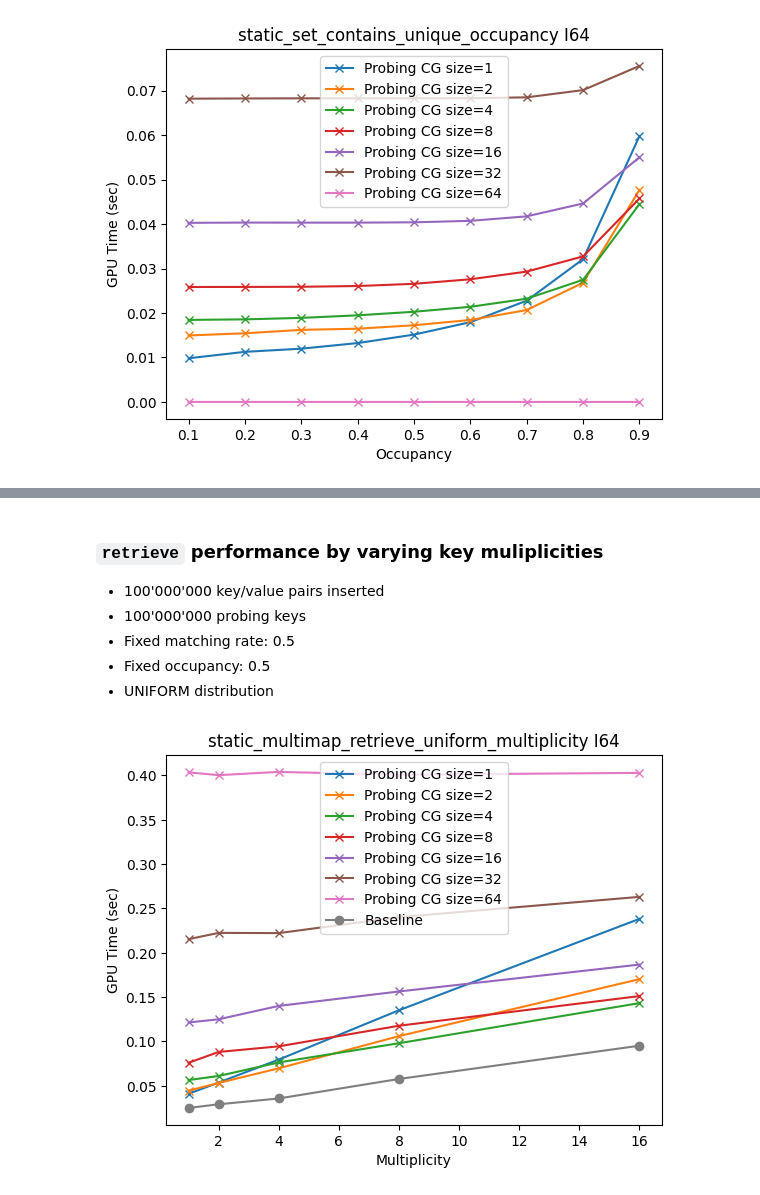
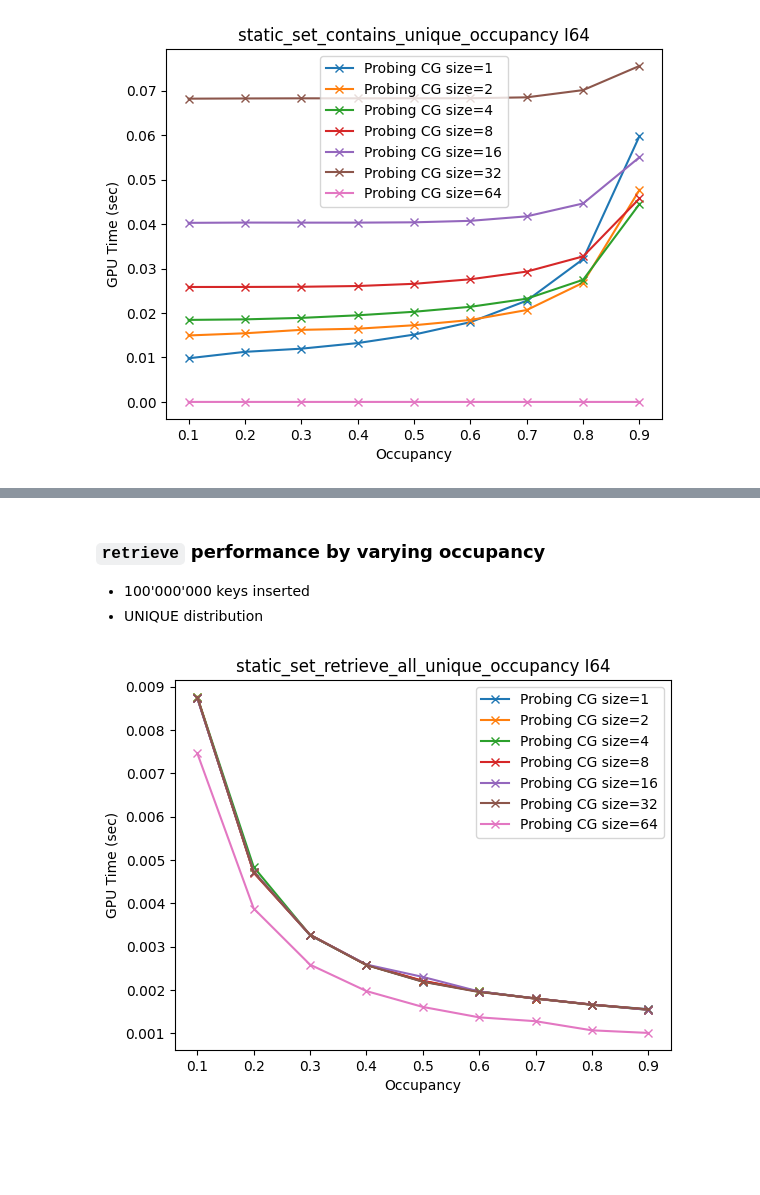
Before and after one commit to ROCm/hipCollections, a Jupyter notebook: benchmarks/analysis/notebooks/StaticSet_HIP_CG_analysis.ipynb, the cells around one changed output, grey strips where cells are left out. Drawn from its saved outputs; the diff is of its cells as text; code cells hidden in the pictures; blank space fills up the shorter version.

```diff
--- a/benchmarks/analysis/notebooks/StaticSet_HIP_CG_analysis.ipynb
+++ b/benchmarks/analysis/notebooks/StaticSet_HIP_CG_analysis.ipynb
@@ -34,15 +34,15 @@ Requirement already satisfied: zipp>=3.1.0; python_version < "3.10" in /mnt/beeg
 # Specify the data path
 datafile = '//mnt/beegfs/home/psamfass/ML/hipCollections/build/benchmarks/static_set_cg_probing.csv'
 
-baseline_datafile = '/mnt/beegfs/home/psamfass/cuCo_bench/a100/static_multimap_cg_8.csv' #todo
+baseline_datafile = '/mnt/beegfs/home/psamfass/ML/hipCollectionsForCUDA/build/benchmarks/static_set_a100.csv' #todo
 
 output_keys_comparison = ['Key','Benchmark', 'Label', 'Distribution', 'MatchingRate', 'Multiplicity', \
-                'Occupancy', 'GPU Time (sec)', 'Elem/s (elem/sec)']
+                'Occupancy', 'GPU Time (sec)', 'Elem/s (elem/sec)', 'Skew']
 
 output_keys = output_keys_comparison.copy()
 output_keys.append("ProbingCGSize")
 
-plot_baseline=False
+plot_baseline=True
 # %% [markdown]
 ### Import Data
 # %%
@@ -66,7 +66,7 @@ perfdf = perfdf[output_keys]
 rawdf_baseline = pd.read_csv(baseline_datafile)
 
 # Filter out skipped tests
-perfdf_baseline = rawdf_baseline[rawdf_baseline["Key"] == rawdf_baseline["Value"]].reset_index(drop=True)
+perfdf_baseline = rawdf_baseline #[rawdf_baseline["Key"] == rawdf_baseline["Value"]].reset_index(drop=True)
 
 
 # Add labels
@@ -235,22 +253,0 @@ for bm in unique_bms:
-# %%
-for bm in unique_bms:
-    flag = "static_multimap_count_uniform_matching_rate" == bm
-    x_param = "MatchingRate"
-    key_type = "I64"
-
-    if flag:
-        tmpdf = perfdf[(perfdf["Benchmark"] == bm) & (perfdf["Key"]==key_type)]
-
-        groups = tmpdf.groupby("ProbingCGSize")
-
-        for group_name, group_data in groups:
-          plt.plot(group_data[x_param], group_data["GPU Time (sec)"], label="Probing CG size="+str(group_name), marker="x")
-
-        if plot_baseline:
-          tmpdf_base = perfdf_baseline[(perfdf_baseline["Benchmark"] == bm) & (perfdf_baseline["Key"]==key_type)]
-          plt.plot(tmpdf_base[x_param], tmpdf_base["GPU Time (sec)"], label="Baseline", marker="o")
-
-          plt.title(bm+ " "+ key_type)
-          plt.xlabel(x_param)
-          plt.ylabel("GPU Time (sec)")
-          plt.legend()
@@ -259,33 +254,30 @@ for bm in unique_bms:
 # %% [markdown]
-### `retrieve` performance by varying key muliplicities
+### `retrieve` performance by varying occupancy
 <ul>
-<li>100'000'000 key/value pairs inserted</li>
-<li>100'000'000 probing keys</li>
-<li>Fixed matching rate: 0.5</li>
-<li>Fixed occupancy: 0.5</li>
-<li>UNIFORM distribution</li>
+<li>100'000'000 keys inserted</li>
+<li>UNIQUE distribution</li>
 </ul>
 # %%
 for bm in unique_bms:
-    flag = "static_multimap_retrieve_uniform_multiplicity" == bm
-    x_param = "Multiplicity"
+    flag = "static_set_retrieve_all_unique_occupancy" == bm
+    x_param = "Occupancy"
     key_type = "I64"
 
     if flag:
         tmpdf = perfdf[(perfdf["Benchmark"] == bm) & (perfdf["Key"]==key_type)]
 
         groups = tmpdf.groupby("ProbingCGSize")
 
         for group_name, group_data in groups:
           plt.plot(group_data[x_param], group_data["GPU Time (sec)"], label="Probing CG size="+str(group_name), marker="x")
 
         if plot_baseline:
           tmpdf_base = perfdf_baseline[(perfdf_baseline["Benchmark"] == bm) & (perfdf_baseline["Key"]==key_type)]
           plt.plot(tmpdf_base[x_param], tmpdf_base["GPU Time (sec)"], label="Baseline", marker="o")
 
-          plt.title(bm+ " "+ key_type)
-          plt.xlabel(x_param)
-          plt.ylabel("GPU Time (sec)")
-          plt.legend()
+        plt.title(bm+ " "+ key_type)
+        plt.xlabel(x_param)
+        plt.ylabel("GPU Time (sec)")
+        plt.legend()
 # %% [output]
-[figure, old version]
+[figure, new version]
```
Also changed, not shown: parts of 20 cells of this notebook.
